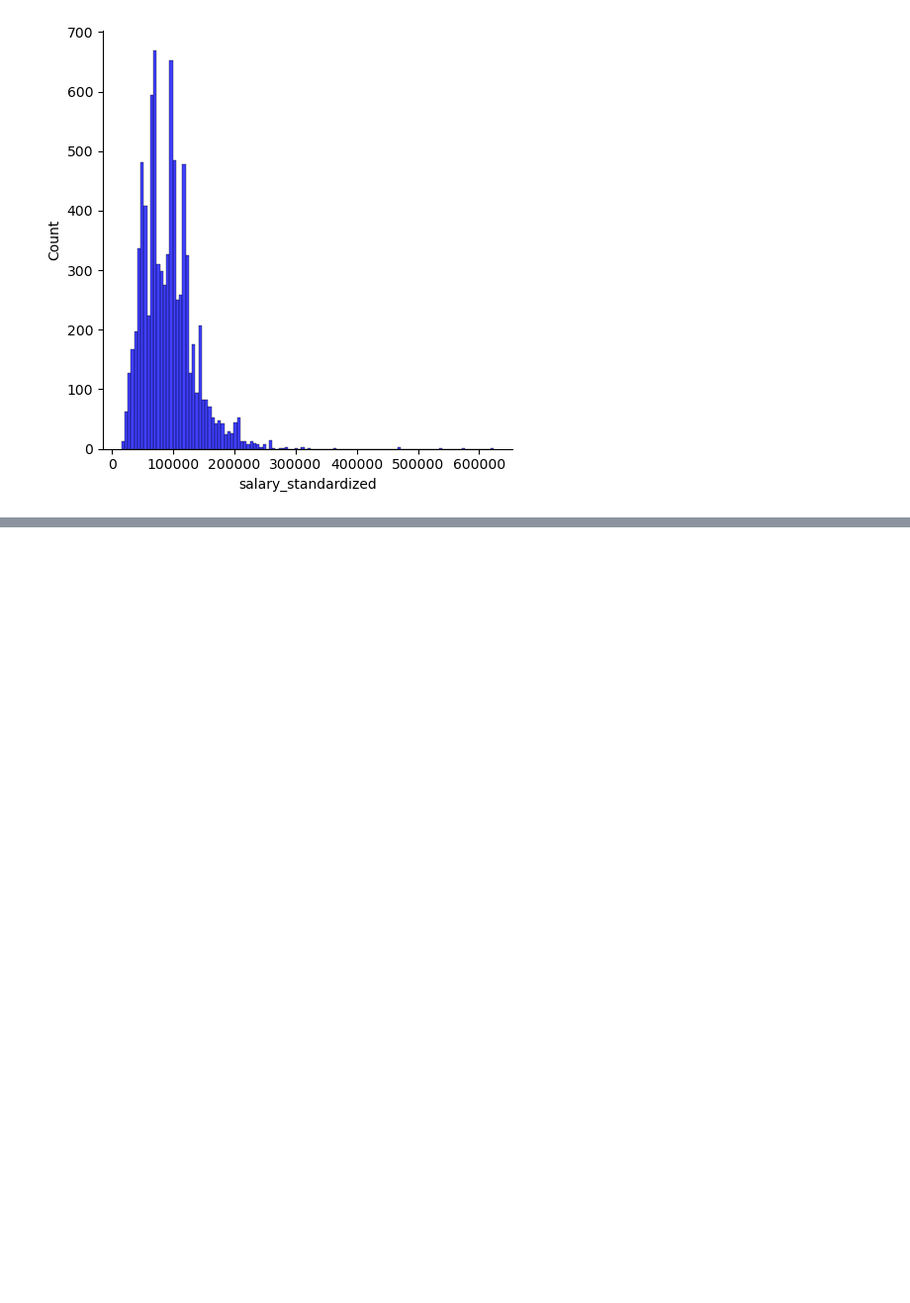
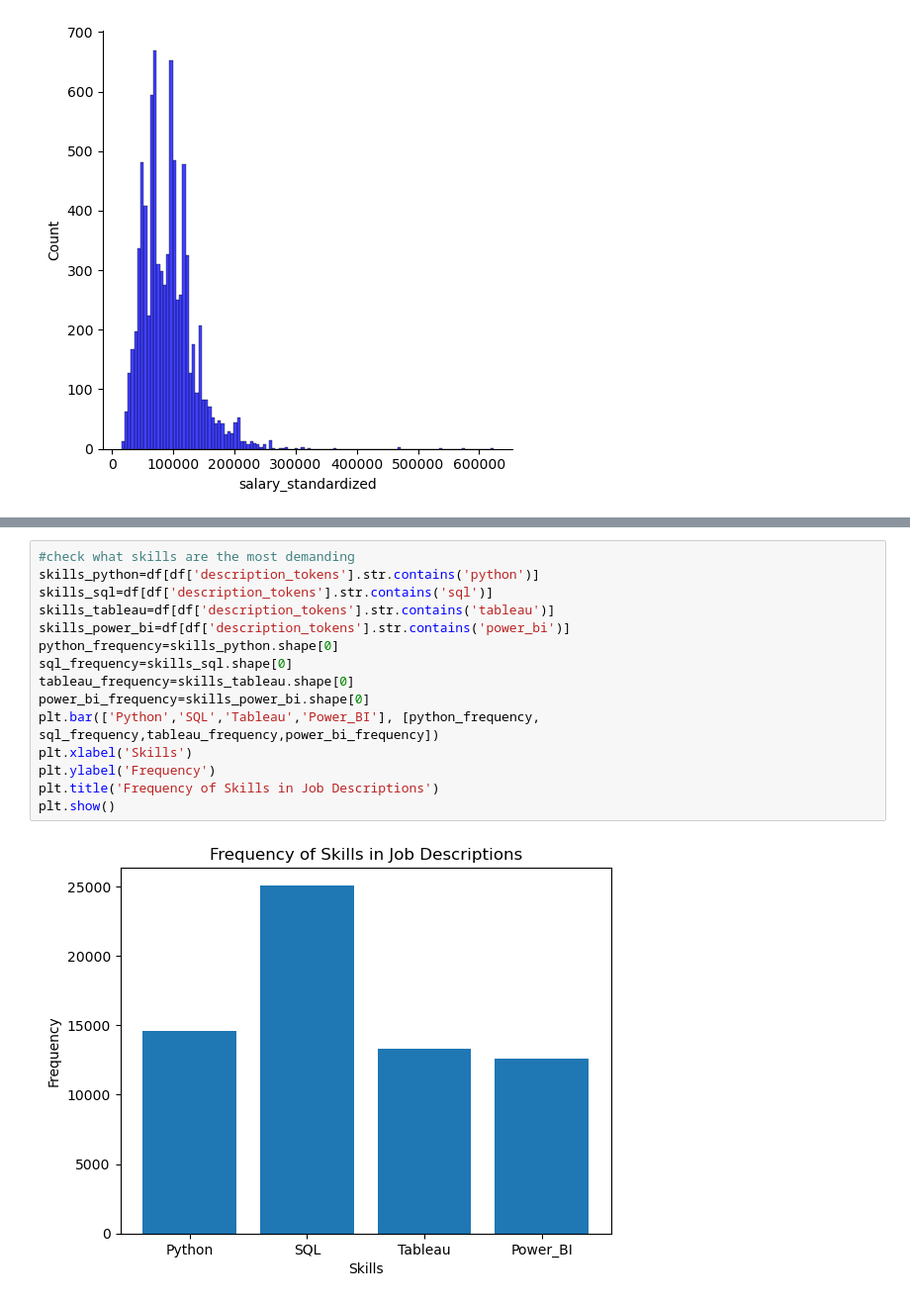
Before and after one commit to Severesix907/Capstone_Project, a Jupyter notebook: Code/EDA Analysis-Jianhang.ipynb, the cells around one changed output, grey strips where cells are left out. Shown: that part at 99% size. Drawn from its saved outputs; the diff is of its cells as text; blank space fills up the shorter version.

```diff
--- a/Code/EDA Analysis-Jianhang.ipynb
+++ b/Code/EDA Analysis-Jianhang.ipynb
@@ -245,0 +326,17 @@ for col in df.select_dtypes('float64'): #the distribution of qualitative variabl
+# %%
+#check what skills are the most demanding
+skills_python=df[df['description_tokens'].str.contains('python')]
+skills_sql=df[df['description_tokens'].str.contains('sql')]
+skills_tableau=df[df['description_tokens'].str.contains('tableau')]
+skills_power_bi=df[df['description_tokens'].str.contains('power_bi')]
+python_frequency=skills_python.shape[0]
+sql_frequency=skills_sql.shape[0]
+tableau_frequency=skills_tableau.shape[0]
+power_bi_frequency=skills_power_bi.shape[0]
+plt.bar(['Python','SQL','Tableau','Power_BI'], [python_frequency, sql_frequency,tableau_frequency,power_bi_frequency])
+plt.xlabel('Skills')
+plt.ylabel('Frequency')
+plt.title('Frequency of Skills in Job Descriptions')
+plt.show()
+# %% [output]
+[figure, added]
```
Also changed, not shown: parts of 12 cells of this notebook.
